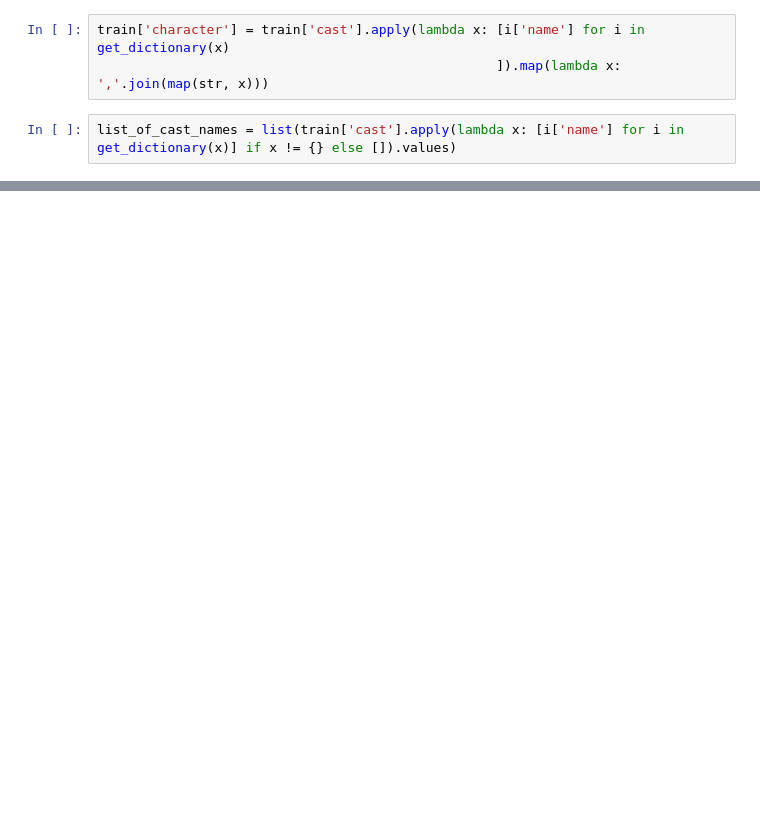
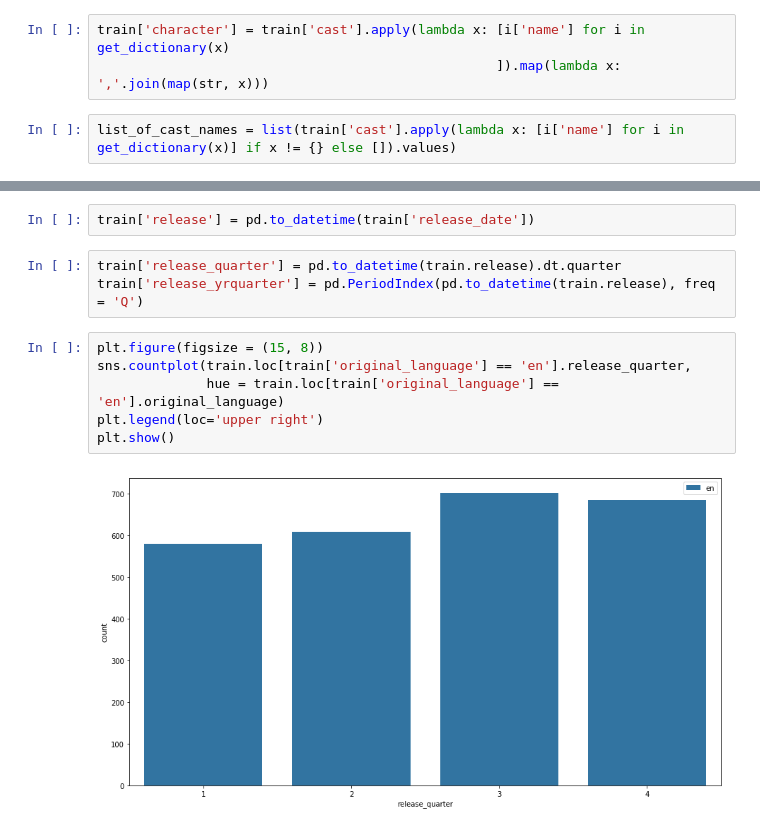
Before and after one commit to vnagapudi/W207-TMDB-Kaggle-Project, a Jupyter notebook: project_final_draft.ipynb, the cells around one changed output, grey strips where cells are left out. Saved outputs shown, nothing was run; the diff lists cells and outputs as text; blank space fills up the shorter version.

```diff
--- a/project_final_draft.ipynb
+++ b/project_final_draft.ipynb
@@ -306,0 +327,13 @@ plt.show()
+# %%
+train['release'] = pd.to_datetime(train['release_date'])
+# %%
+train['release_quarter'] = pd.to_datetime(train.release).dt.quarter
+train['release_yrquarter'] = pd.PeriodIndex(pd.to_datetime(train.release), freq = 'Q')
+# %%
+plt.figure(figsize = (15, 8))
+sns.countplot(train.loc[train['original_language'] == 'en'].release_quarter,
+              hue = train.loc[train['original_language'] == 'en'].original_language)
+plt.legend(loc='upper right')
+plt.show()
+# %% [output]
+[figure, added]
```
Also changed, not shown: parts of 14 cells of this notebook.
